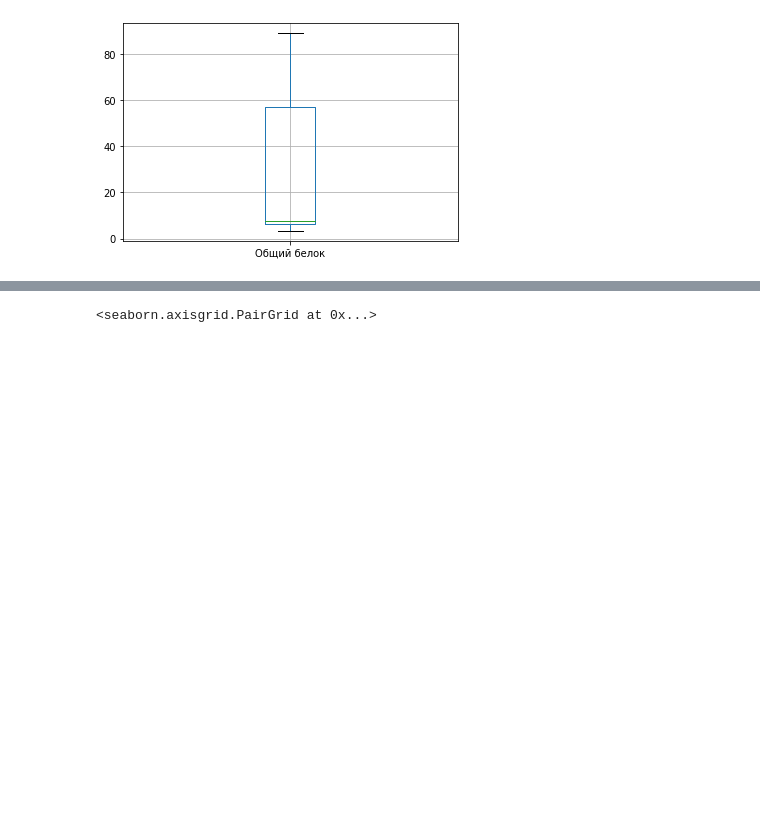
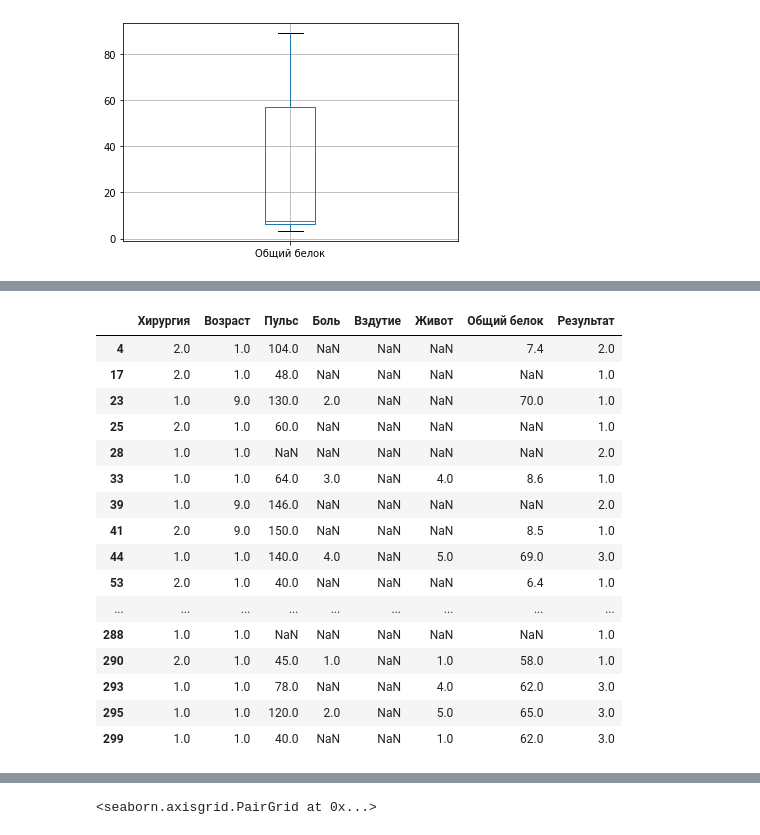
Before and after one commit to IngvarL/pudo-20, a Jupyter notebook: statistics_basics/stat_basics.ipynb, the cells around one changed output, grey strips where cells are left out. Cells and saved outputs as stored; diff of their text form; code cells hidden in the pictures; blank space fills up the shorter version.

```diff
--- a/statistics_basics/stat_basics.ipynb
+++ b/statistics_basics/stat_basics.ipynb
@@ -138,0 +305,20 @@ horse['Общий белок'].plot(kind='box',grid=True)
+# %%
+horse[horse['Вздутие'].isnull()==True]
+# %% [output]
+|  | Хирургия | Возраст | Пульс | Боль | Вздутие | Живот | Общий белок | Результат |
+| 4 | 2.0 | 1.0 | 104.0 | NaN | NaN | NaN | 7.4 | 2.0 |
+| 17 | 2.0 | 1.0 | 48.0 | NaN | NaN | NaN | NaN | 1.0 |
+| 23 | 1.0 | 9.0 | 130.0 | 2.0 | NaN | NaN | 70.0 | 1.0 |
+| 25 | 2.0 | 1.0 | 60.0 | NaN | NaN | NaN | NaN | 1.0 |
+| 28 | 1.0 | 1.0 | NaN | NaN | NaN | NaN | NaN | 2.0 |
+| 33 | 1.0 | 1.0 | 64.0 | 3.0 | NaN | 4.0 | 8.6 | 1.0 |
+| 39 | 1.0 | 9.0 | 146.0 | NaN | NaN | NaN | NaN | 2.0 |
+| 41 | 2.0 | 9.0 | 150.0 | NaN | NaN | NaN | 8.5 | 1.0 |
+| 44 | 1.0 | 1.0 | 140.0 | 4.0 | NaN | 5.0 | 69.0 | 3.0 |
+| 53 | 2.0 | 1.0 | 40.0 | NaN | NaN | NaN | 6.4 | 1.0 |
+| ... | ... | ... | ... | ... | ... | ... | ... | ... |
+| 288 | 1.0 | 1.0 | NaN | NaN | NaN | NaN | NaN | 1.0 |
+| 290 | 2.0 | 1.0 | 45.0 | 1.0 | NaN | 1.0 | 58.0 | 1.0 |
+| 293 | 1.0 | 1.0 | 78.0 | NaN | NaN | 4.0 | 62.0 | 3.0 |
+| 295 | 1.0 | 1.0 | 120.0 | 2.0 | NaN | 5.0 | 65.0 | 3.0 |
+| 299 | 1.0 | 1.0 | 40.0 | NaN | NaN | 1.0 | 62.0 | 3.0 |
```
Also changed, not shown: parts of 17 cells of this notebook.
